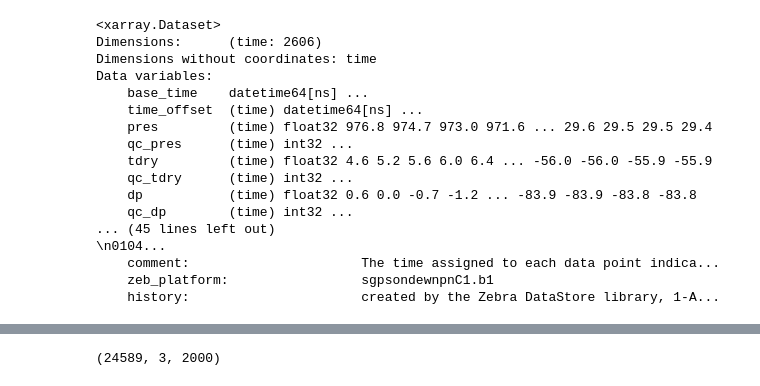
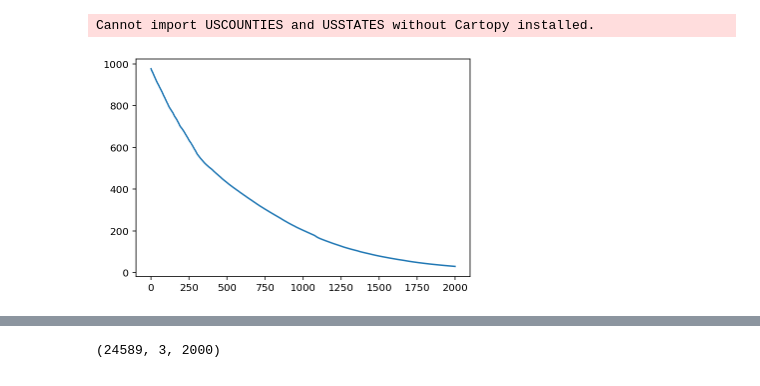
Before and after one commit to stockeh/cira-ml-soundings, a Jupyter notebook: notebooks/arm-sgp-lamont-ok.ipynb, the cells around one changed output, grey strips where cells are left out. Cells and saved outputs as stored; diff of their text form; code cells hidden in the pictures.

```diff
--- a/notebooks/arm-sgp-lamont-ok.ipynb
+++ b/notebooks/arm-sgp-lamont-ok.ipynb
@@ -30,31 +30,23 @@ from ipywidgets import FloatProgress
 %load_ext autoreload
 %autoreload 2
 
-# vol = '/s/chopin/l/grad/stock/data/soundings/raobs/arm-sgp/'
-vol = '/Users/stock/Development/research/soundings/data/raobs/arm-sgp/'
+vol = '/s/chopin/l/grad/stock/data/soundings/raobs/arm-sgp/'
+# vol = '/Users/stock/Development/research/soundings/data/raobs/arm-sgp/'
+# %% [output]
+Cannot import USCOUNTIES and USSTATES without Cartopy installed.
 # %%
 xar = xr.open_dataset(vol + '2001/sgpsondewnpnC1.b1.20010401.112900.cdf')
 
 p = xar.pres.values
 t = xar.tdry.values
 td = xar.dp.values
-# %%
-xar
-# %% [output]
-<xarray.Dataset>
-Dimensions:      (time: 2606)
-Dimensions without coordinates: time
-Data variables:
-    base_time    datetime64[ns] ...
-    time_offset  (time) datetime64[ns] ...
-    pres         (time) float32 976.8 974.7 973.0 971.6 ... 29.6 29.5 29.5 29.4
-    qc_pres      (time) int32 ...
-    tdry         (time) float32 4.6 5.2 5.6 6.0 6.4 ... -56.0 -56.0 -55.9 -55.9
-    qc_tdry      (time) int32 ...
-    dp           (time) float32 0.6 0.0 -0.7 -1.2 ... -83.9 -83.9 -83.8 -83.8
-    qc_dp        (time) int32 ...
-... (45 lines left out)
-\n0104...
-    comment:                      The time assigned to each data point indica...
-    zeb_platform:                 sgpsondewnpnC1.b1
-    history:                      created by the Zebra DataStore library, 1-A...
+# %%
+from scipy import interpolate
+def interpolate_profile(y, sonde_profile_dims=2000):
+    f = interpolate.interp1d(np.arange(len(y)), y, kind='linear')
+    return f(np.linspace(0, len(y) - 1, sonde_profile_dims))
+# %%
+ps = interpolate_profile(p, SONDE_PROFILE_DIMS)
+plt.plot(ps);
+# %% [output]
+[figure, added]
```
Also changed, not shown: parts of 7 cells of this notebook, 2 other files.
